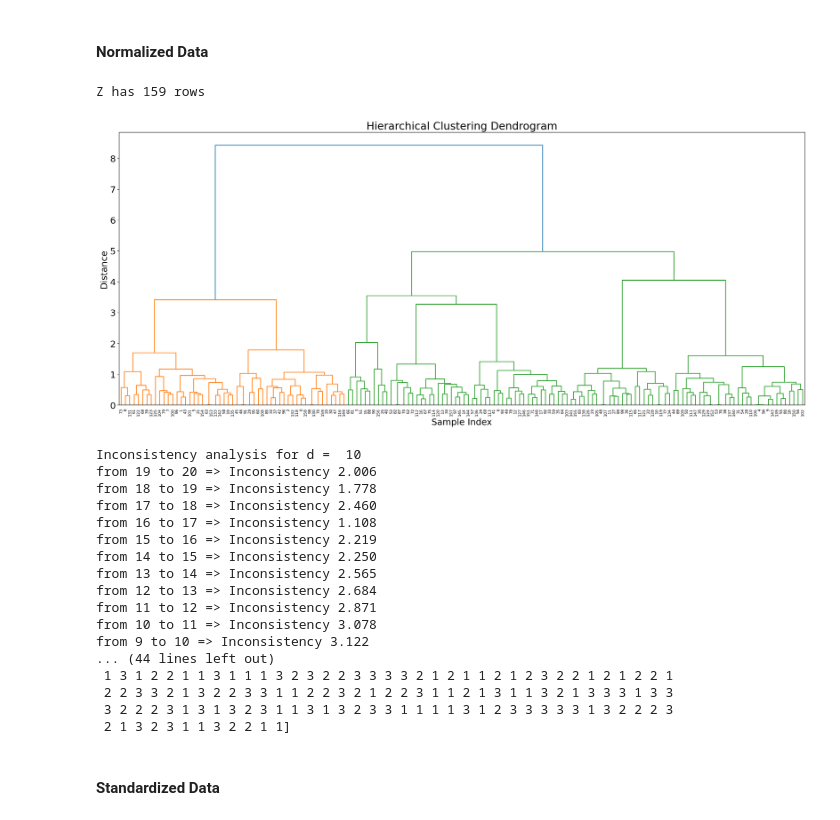
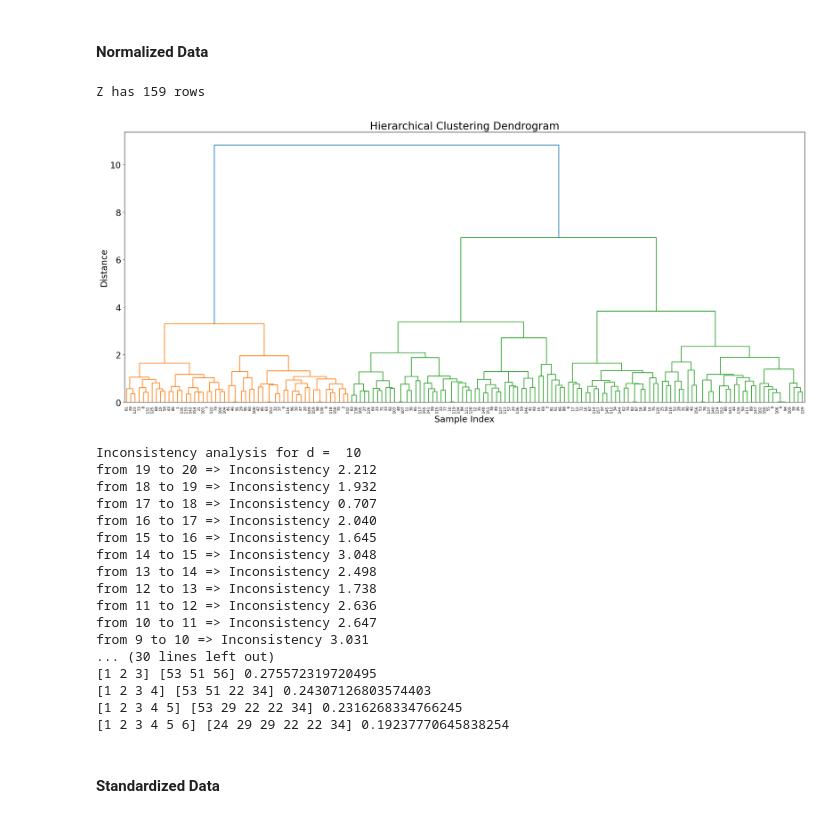
Before and after one commit to categrd/EcoCity, a Jupyter notebook: code/EHealth_Clustering.ipynb, the cells around one changed output. Saved outputs shown, nothing was run; the diff lists cells and outputs as text; code cells hidden in the pictures.

Commit message:
Added New clustering
Per alice e clarysse prendete i file Std con 3 e 4 clusters

```diff
--- a/code/EHealth_Clustering.ipynb
+++ b/code/EHealth_Clustering.ipynb
@@ -40,7 +39,7 @@ centroid_cmap = ListedColormap(centroid_colors)
 ## Importing data
 # %%
 # df = pd.read_csv('/content/sample_data/dataset_project_eHealth20232024.csv')
-df = pd.read_csv('Project Data/dataset_project_eHealth20232024.csv')
+df = pd.read_csv('../data/dataset_project_eHealth20232024.csv')
 random_state = 10
 print("datashape: ", df.shape)
 print(df.info())
@@ -72,7 +71,8 @@ None
 df['age'] = df['age'].fillna(df['age'].mean())
 df['education'] = df['education'].fillna(df['education'].mean())
 
-columns_to_drop = df.columns[1:42] # Columns 5 to 41
+columns_to_drop = df.columns[3:29] # Columns 5 to 41
+columns_to_drop = columns_to_drop.insert(0, df.columns[1])
 # columns_to_drop = columns_to_drop.append(df.columns[1])
 # columns_to_drop = df.columns[0:42] # Columns 0 to 41
 print(columns_to_drop)
@@ -112,18 +112,25 @@ def reverse_score(string):
     df_ccs[string] = df_ccs[string] + 3
     # print(df_ccs[string])
 # %%
-reverse_score('ccs_3')
-reverse_score('ccs_6')
-reverse_score('ccs_7')
-reverse_score('ccs_12')
+to_be_reversed = ['ccs_3', 'ccs_6', 'ccs_7', 'ccs_12', 'heas_1', 'heas_2', 'heas_3', 'heas_4', 'heas_5', 'heas_6', 'heas_7',
+       'heas_8', 'heas_9', 'heas_10', 'heas_11', 'heas_12', 'heas_13']
+
+for feature in to_be_reversed:
+    reverse_score(feature)
 
 data_ccs = pd.DataFrame()
-data_ccs['Age'] = df['age']
+data_ccs['Age'] = df_ccs['age']
+data_ccs['Education'] = df_ccs['education']
 # data_ccs['Education'] = df_ccs['education']
+data_ccs['Affective Symptoms'] = df_ccs[['heas_1', 'heas_2', 'heas_3', 'heas_4']].mean(axis=1)
+data_ccs['Rumination'] = df_ccs[['heas_5', 'heas_6', 'heas_7']].mean(axis=1)
+data_ccs['Behavioural Symptoms'] = df_ccs[['heas_8', 'heas_9', 'heas_10']].mean(axis=1)
+data_ccs['Anxiety Personal Impact'] = df_ccs[['heas_11', 'heas_12', 'heas_13']].mean(axis=1)
 data_ccs['Attribution Skepticism'] = df_ccs[['ccs_2', 'ccs_6', 'ccs_9']].mean(axis=1)
 data_ccs['Impact Skepticism'] = df_ccs[['ccs_3', 'ccs_5', 'ccs_12']].mean(axis=1)
 data_ccs['Trend Skepticism'] = df_ccs[['ccs_1', 'ccs_7', 'ccs_11']].mean(axis=1)
 data_ccs['Response Skepticism'] = df_ccs[['ccs_4', 'ccs_8', 'ccs_10']].mean(axis=1)
+
 print (data_ccs.info())
 
 final_df = data_ccs
@@ -383,40 +395,45 @@ def get_inconsistency(d):
 # %%
 Z = linkage(X_nrm, 'ward')
 print('Z has %d rows'%(len(Z)))
 plot_dendrogram()
 get_inconsistency(10)
 get_inconsistency(20)
-n_clusters = 15
+n_clusters = 7
 cluster_labels = []
-for i in range(1, n_clusters):
+silhouette_avg = []
+for i in range(2, n_clusters):
     cluster_labels.append(fcluster(Z, i, criterion='maxclust'))
-    labels, counts = np.unique(cluster_labels[i-1], return_counts=True)
-    print(labels, counts)
+    labels, counts = np.unique(cluster_labels[i-2], return_counts=True)
+    silhouette_avg.append(silhouette_score(X_nrm, cluster_labels[i-2]))
+    print(labels, counts, silhouette_avg[i-2])
+
 
 Normalized_final_df = data_ccs
-print(cluster_labels[2])
+# print(cluster_labels[2])
+Normalized_final_df['Cluster'] = cluster_labels[1]
+Normalized_final_df.to_csv('Normalized_final_df_3clusters.csv')
 Normalized_final_df['Cluster'] = cluster_labels[2]
-Normalized_final_df.to_csv('Normalized_final_df.csv')
+Normalized_final_df.to_csv('Normalized_final_df_4clusters.csv')
 # %% [output]
 Z has 159 rows
-[figure, old version]
+[figure, new version]
 Inconsistency analysis for d =  10
-from 19 to 20 => Inconsistency 2.006
-from 18 to 19 => Inconsistency 1.778
-from 17 to 18 => Inconsistency 2.460
-from 16 to 17 => Inconsistency 1.108
-from 15 to 16 => Inconsistency 2.219
-from 14 to 15 => Inconsistency 2.250
-from 13 to 14 => Inconsistency 2.565
-from 12 to 13 => Inconsistency 2.684
-from 11 to 12 => Inconsistency 2.871
-from 10 to 11 => Inconsistency 3.078
-from 9 to 10 => Inconsistency 3.122
-... (44 lines left out)
- 1 3 1 2 2 1 1 3 1 1 1 3 2 3 2 2 3 3 3 3 2 1 2 1 1 2 1 2 3 2 2 1 2 1 2 2 1
- 2 2 3 3 2 1 3 2 2 3 3 1 1 2 2 3 2 1 2 2 3 1 1 2 1 3 1 1 3 2 1 3 3 3 1 3 3
- 3 2 2 2 3 1 3 1 3 2 3 1 1 3 1 3 2 3 3 1 1 1 1 3 1 2 3 3 3 3 3 1 3 2 2 2 3
- 2 1 3 2 3 1 1 3 2 2 1 1]
+from 19 to 20 => Inconsistency 2.212
+from 18 to 19 => Inconsistency 1.932
+from 17 to 18 => Inconsistency 0.707
+from 16 to 17 => Inconsistency 2.040
+from 15 to 16 => Inconsistency 1.645
+from 14 to 15 => Inconsistency 3.048
+from 13 to 14 => Inconsistency 2.498
+from 12 to 13 => Inconsistency 1.738
+from 11 to 12 => Inconsistency 2.636
+from 10 to 11 => Inconsistency 2.647
+from 9 to 10 => Inconsistency 3.031
+... (30 lines left out)
+[1 2 3] [53 51 56] 0.275572319720495
+[1 2 3 4] [53 51 22 34] 0.24307126803574403
+[1 2 3 4 5] [53 29 22 22 34] 0.2316268334766245
+[1 2 3 4 5 6] [24 29 29 22 22 34] 0.19237770645838254
 # %% [markdown]
 #### Standardized Data
 # %%
```
Also changed, not shown: parts of 17 cells of this notebook, 10 other files.
